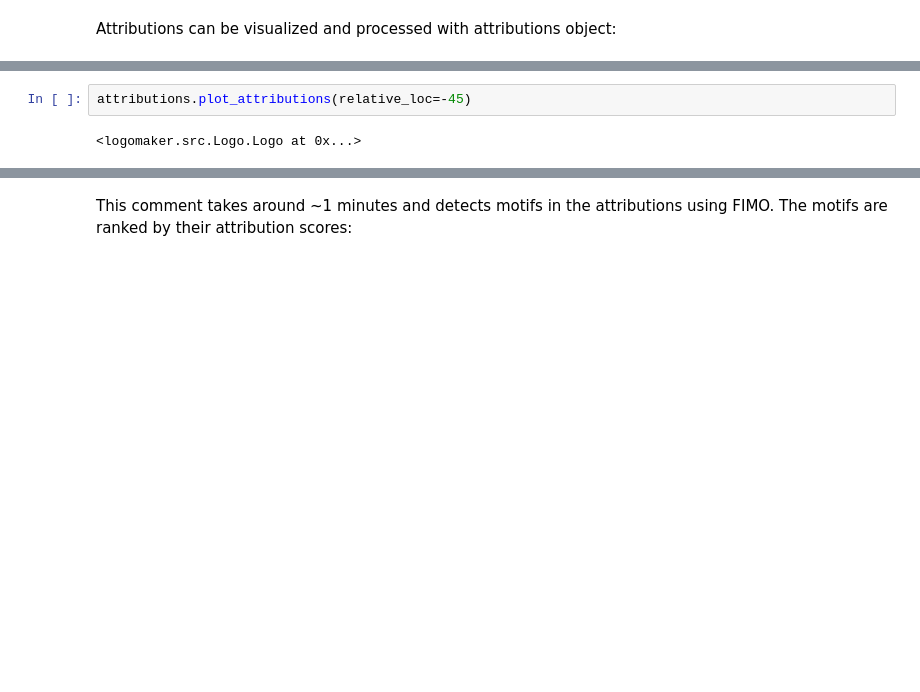
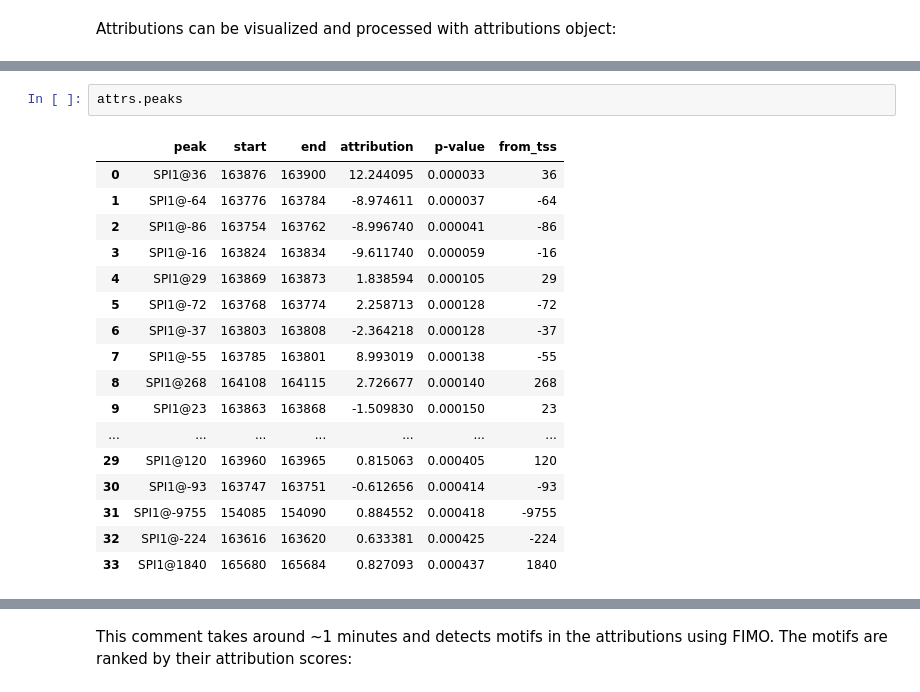
Before and after one commit to Genentech/decima, a Jupyter notebook: tutorials/1-attribution-motif-discovery.ipynb, the cells around one changed output, grey strips where cells are left out. Saved outputs shown, nothing was run; the diff lists cells and outputs as text; blank space fills up the shorter version.

```diff
--- a/tutorials/1-attribution-motif-discovery.ipynb
+++ b/tutorials/1-attribution-motif-discovery.ipynb
@@ -380,4 +532,20 @@ plot_peaks(attributions.attrs, tss_pos=attributions.gene_mask_start, df_peaks=df
-# %%
-attributions.plot_attributions(relative_loc=-45)
-# %% [output]
-<logomaker.src.Logo.Logo at 0x...>
+# %%
+attrs.peaks
+# %% [output]
+|  | peak | start | end | attribution | p-value | from_tss |
+| 0 | SPI1@36 | 163876 | 163900 | 12.244095 | 0.000033 | 36 |
+| 1 | SPI1@-64 | 163776 | 163784 | -8.974611 | 0.000037 | -64 |
+| 2 | SPI1@-86 | 163754 | 163762 | -8.996740 | 0.000041 | -86 |
+| 3 | SPI1@-16 | 163824 | 163834 | -9.611740 | 0.000059 | -16 |
+| 4 | SPI1@29 | 163869 | 163873 | 1.838594 | 0.000105 | 29 |
+| 5 | SPI1@-72 | 163768 | 163774 | 2.258713 | 0.000128 | -72 |
+| 6 | SPI1@-37 | 163803 | 163808 | -2.364218 | 0.000128 | -37 |
+| 7 | SPI1@-55 | 163785 | 163801 | 8.993019 | 0.000138 | -55 |
+| 8 | SPI1@268 | 164108 | 164115 | 2.726677 | 0.000140 | 268 |
+| 9 | SPI1@23 | 163863 | 163868 | -1.509830 | 0.000150 | 23 |
+| ... | ... | ... | ... | ... | ... | ... |
+| 29 | SPI1@120 | 163960 | 163965 | 0.815063 | 0.000405 | 120 |
+| 30 | SPI1@-93 | 163747 | 163751 | -0.612656 | 0.000414 | -93 |
+| 31 | SPI1@-9755 | 154085 | 154090 | 0.884552 | 0.000418 | -9755 |
+| 32 | SPI1@-224 | 163616 | 163620 | 0.633381 | 0.000425 | -224 |
+| 33 | SPI1@1840 | 165680 | 165684 | 0.827093 | 0.000437 | 1840 |
```
Also changed, not shown: parts of 72 cells of this notebook, 23 other files.
